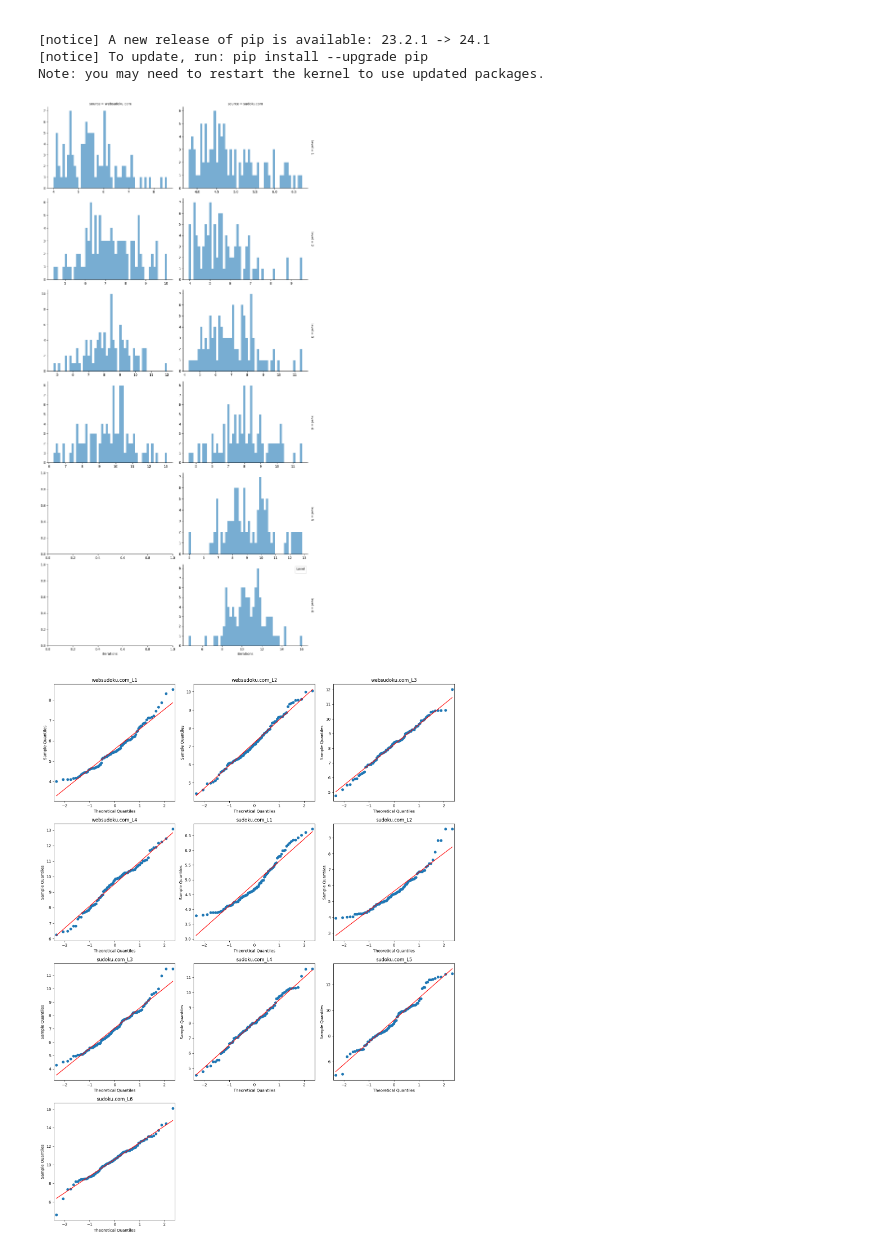
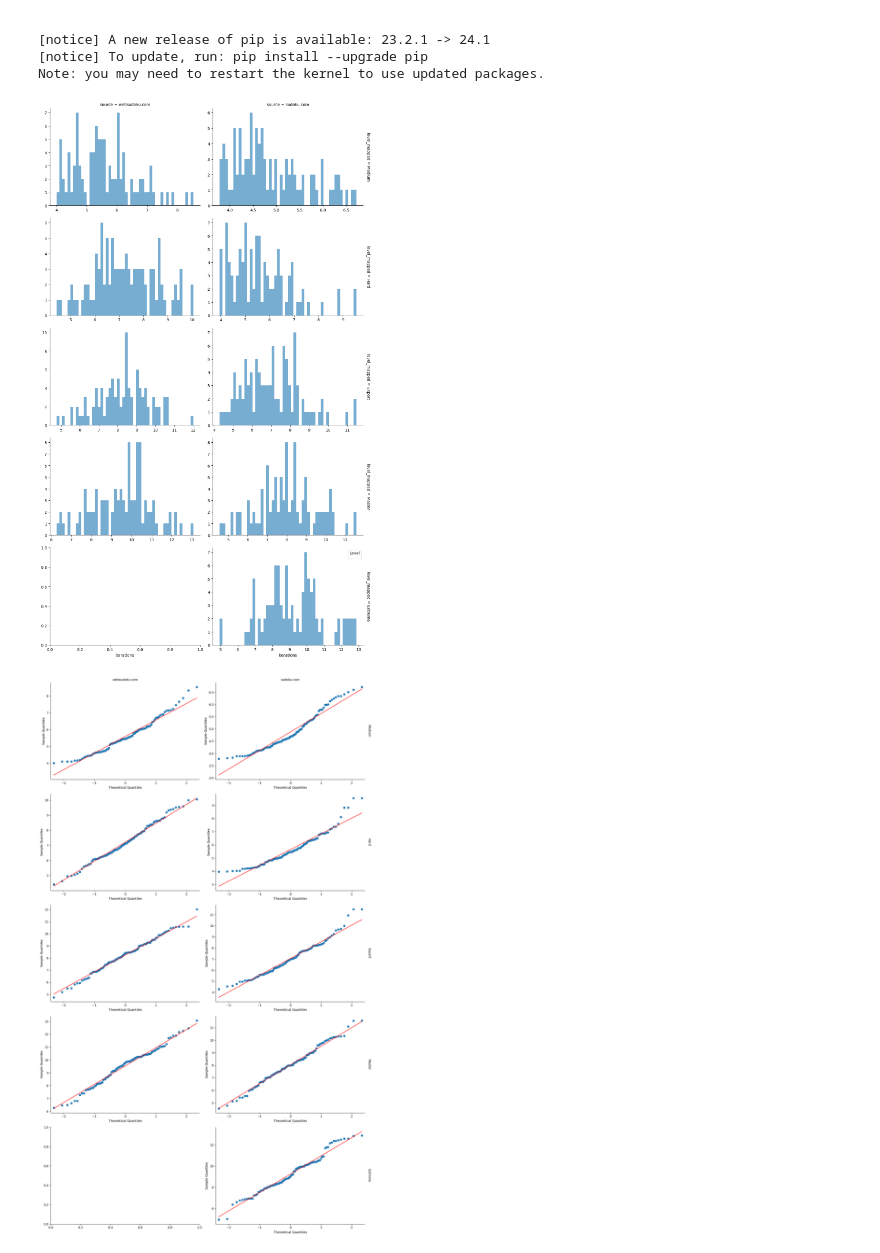
Before and after one commit to TN1ck/sudoku-analysis, a Jupyter notebook: main.ipynb, the cells around one changed output. Saved outputs shown, nothing was run; the diff lists cells and outputs as text; code cells hidden in the pictures.

```diff
--- a/main.ipynb
+++ b/main.ipynb
@@ -32,6 +32,16 @@ data_files = [
     "benchmark_ac3.csv",
     "benchmark_minimumRemainingValue.csv"
 ]
+
+# It's actually called "Evil" instead of "Expert" for websudoku, but that's not important.
+level_translation = {
+    0: "Easy",
+    1: "Medium",
+    2: "Hard",
+    3: "Expert",
+    4: "Master",
+    5: "Extreme"
+}
 # %%
 # 1. Create histograms of the iterations per strategy, source and level
 def plot_histograms(data):
@@ -68,3 +52,21 @@ def plot_qq_plots(data):
+# %%
+def plot_qq_plots(data):
+    # Set up a FacetGrid with two columns for each unique source and rows for each level
+    g = sns.FacetGrid(data, col="source", row="level", margin_titles=True, height=5, aspect=1.5, sharex=False, sharey=False)
+
+    # Function to apply qqplot on each subset of the data
+    def qqplot_wrap(data, **kwargs):
+        ax = plt.gca()  # get the current axis from the grid
+        qqplot(data['iterations'], line='s', ax=ax)  # 's' means standardized line fit
+
+    # Map the data to the qqplot_wrap function
+    g.map_dataframe(qqplot_wrap)
+
+    # Add titles and any other formatting you need
+    g.set_titles(col_template="{col_name}", row_template="{row_name}")
+    g.fig.tight_layout()
+
+    return plt
 # %%
 # 3. Calculate how much the level and iteration avg per strategy, source level correlate and visualize it
 def correlation_analysis(data):
@@ -78,11 +80,11 @@ def correlation_analysis(data):
         # Filter data by source
         source_data = data[data['source'] == source]
         # Group by level and calculate mean iterations
-        corr_df = source_data.groupby('level')['iterations'].mean().reset_index()
+        corr_df = source_data.groupby('level_int')['iterations'].mean().reset_index()
         # Calculate Pearson correlation
-        correlation, _ = pearsonr(corr_df['level'], corr_df['iterations'])
+        correlation, _ = pearsonr(corr_df['level_int'], corr_df['iterations'])
         # Scatter plot of average iterations vs. level
-        sns.scatterplot(data=corr_df, x='level', y='iterations', ax=ax)
+        sns.scatterplot(data=corr_df, x='level_int', y='iterations', ax=ax)
         ax.set_title(f'Source: {source} - Correlation: {correlation:.2f}')
         ax.set_xlabel('Level')
         ax.set_ylabel('Average Iterations')
@@ -92,14 +94,16 @@ def correlation_analysis(data):
 # %%
 for data_file in data_files:
     data = pd.read_csv(data_file)
     data["iterations"] = data["iterations"].apply(np.log)
+    data['level_int'] = data['level']
+    data['level'] = data['level'].map(level_translation)
     plt1 = plot_histograms(data)
     plt1.savefig(f"{data_file}_histograms.png")
     plt2 = plot_qq_plots(data)
     plt2.savefig(f"{data_file}_qq_plots.png")
     plt3 = correlation_analysis(data)
     plt3.savefig(f"{data_file}_correlation.png")
 # %% [output]
-[figure, old version]
+[figure, new version]
-[figure, old version]
+[figure, new version]
 [figure]
```
Also changed, not shown: parts of 2 cells of this notebook, 7 other files.
